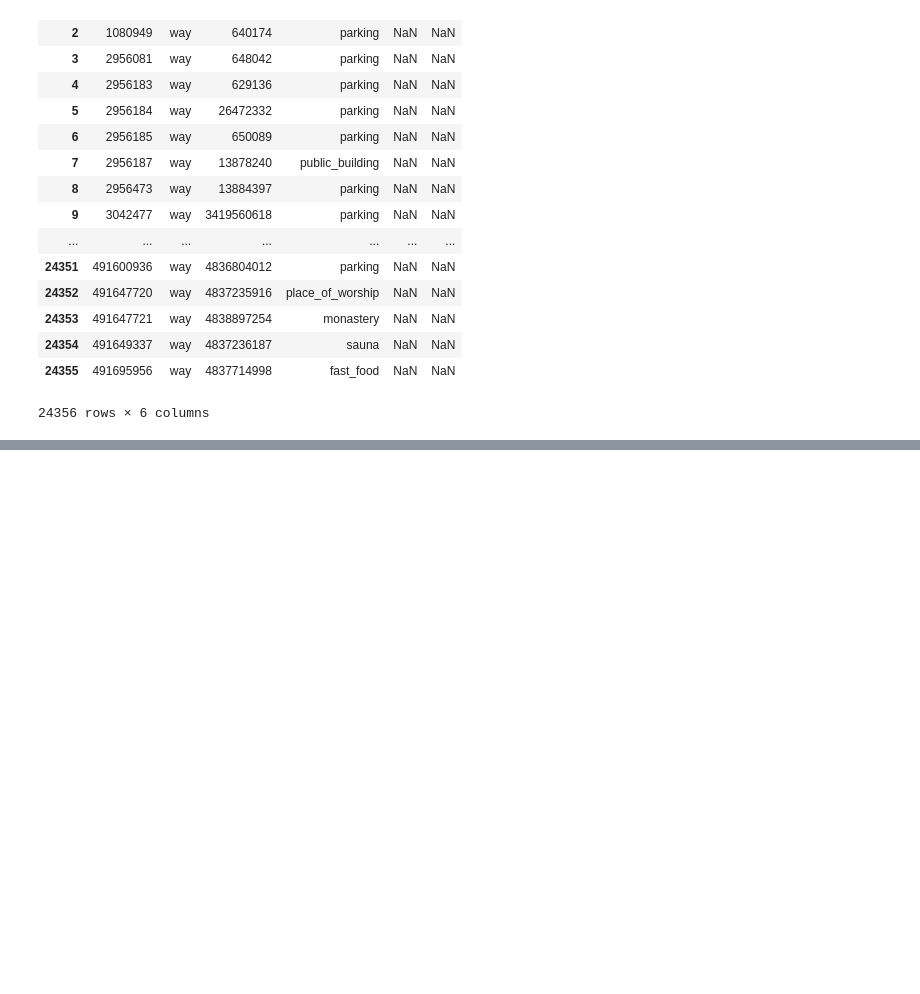
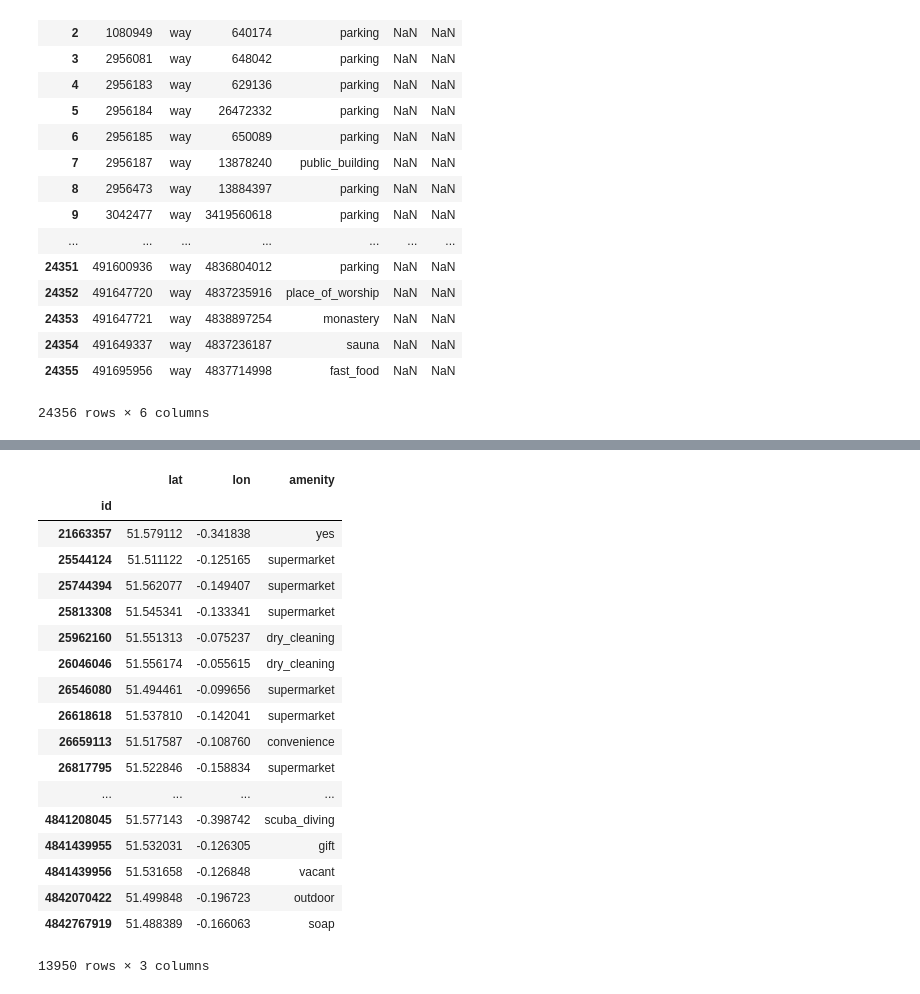
Before and after one commit to mateoneira/UrbanDNA, a Jupyter notebook: data/3a1m_DataCollection.ipynb, the cells around one changed output, grey strips where cells are left out. Saved outputs shown, nothing was run; the diff lists cells and outputs as text; code cells hidden in the pictures; blank space fills up the shorter version.

```diff
--- a/data/3a1m_DataCollection.ipynb
+++ b/data/3a1m_DataCollection.ipynb
@@ -455,0 +475,22 @@ df3
+# %%
+df
+# %% [output]
+|  | lat | lon | amenity |
+| id |  |  |  |
+| 21663357 | 51.579112 | -0.341838 | yes |
+| 25544124 | 51.511122 | -0.125165 | supermarket |
+| 25744394 | 51.562077 | -0.149407 | supermarket |
+| 25813308 | 51.545341 | -0.133341 | supermarket |
+| 25962160 | 51.551313 | -0.075237 | dry_cleaning |
+| 26046046 | 51.556174 | -0.055615 | dry_cleaning |
+| 26546080 | 51.494461 | -0.099656 | supermarket |
+| 26618618 | 51.537810 | -0.142041 | supermarket |
+| 26659113 | 51.517587 | -0.108760 | convenience |
+| 26817795 | 51.522846 | -0.158834 | supermarket |
+| ... | ... | ... | ... |
+| 4841208045 | 51.577143 | -0.398742 | scuba_diving |
+| 4841439955 | 51.532031 | -0.126305 | gift |
+| 4841439956 | 51.531658 | -0.126848 | vacant |
+| 4842070422 | 51.499848 | -0.196723 | outdoor |
+| 4842767919 | 51.488389 | -0.166063 | soap |
+13950 rows × 3 columns
```
Also changed, not shown: parts of 31 cells of this notebook, 16 other files.
